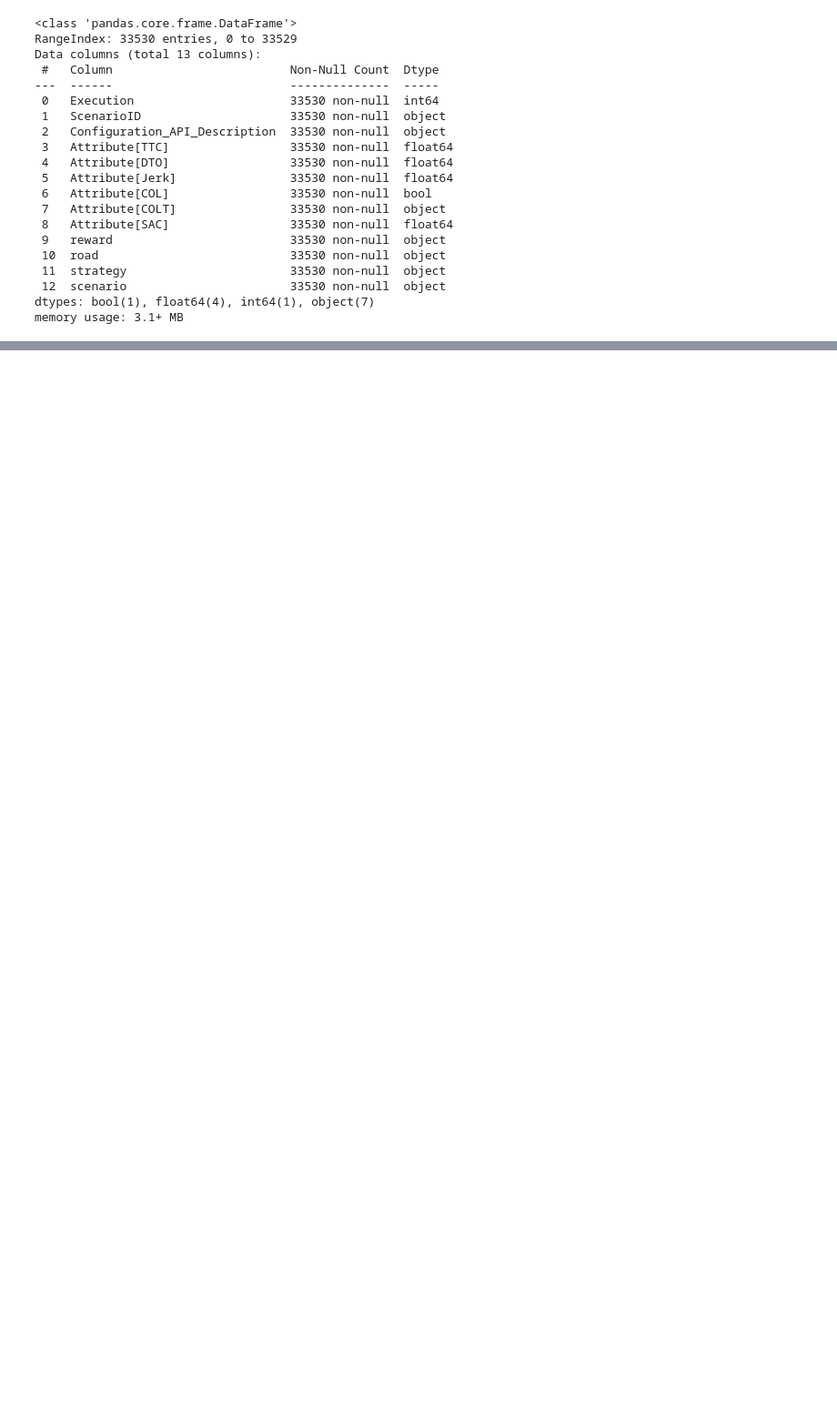
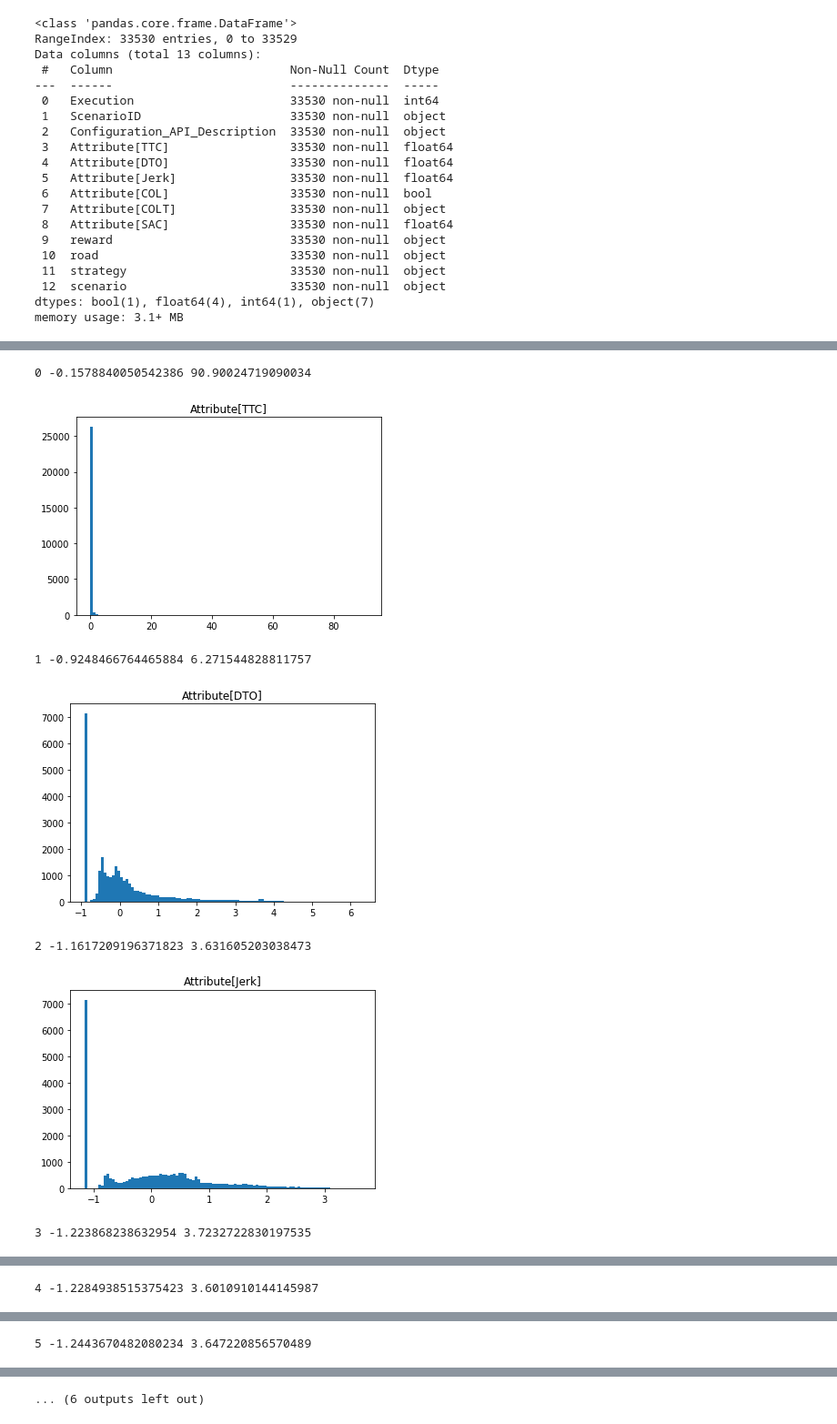
Before and after one commit to SigurdGH/MasterThesis, a Jupyter notebook: main/testing.ipynb, the cells around one changed output, grey strips where cells are left out. Shown at 91% size. Cells and saved outputs as stored; diff of their text form; code cells hidden in the pictures; blank space fills up the shorter version.

```diff
--- a/main/testing.ipynb
+++ b/main/testing.ipynb
@@ -109,11 +129,14 @@ class DataManipulation():
                 }
         raise ValueError("Index needs to be an integer!")
 # %%
-dm = DataManipulation()
-trainX, trainY, testX, testY = dm.splitTrainTest("../data/deep-scenario.csv")
+dm = DataManipulation("../data/deep-scenario.csv")
+
+dm.addFromXML("../data/dataFromXML.csv")
+trainX, trainY, testX, testY = dm.splitTrainTest()
 print(f"trainX:{trainX.shape}, trainY:{trainY.shape}, testX:{testX.shape}, testY:{testY.shape}")
-# print(trainX.head())
+print(trainX.head())
 # trainX.hist(bins=500, figsize=(20,15))
+max(trainX["Attribute[DTO]"])
 
 d = pd.concat([trainX, trainY], axis=1)
 df = d.groupby(['strategy', 'Attribute[COL]']).size()
@@ -156,6 +192,8 @@ class Predicter():
                 if x[c].dtype != float:
                     x = x.drop(c, axis=1)
             x.loc[x["Attribute[TTC]"]==100000] = -1 # NOTE May be transformed to something else
+            x.loc[x["Attribute[DTO]"]==100000] = -1
+            # print(x.columns)
             x = x.to_numpy()
             scaler = preprocessing.StandardScaler().fit(x) # Scaling the input
             x = scaler.transform(x)
@@ -223,10 +261,10 @@ class Predicter():
         rec = cm[1][1]/(cm[1][1]+cm[1][0])
         print(f"Total: {tot}, number of collisions: {col}")
         print(f"\tTN: {cm[0][0]} \t| FP: {cm[0][1]} \n\tFN: {cm[1][0]} \t| TP: {cm[1][1]}")
-        print(f"Accuracy: {(cm[0][0]+cm[1][1])/(cm[0][0]+cm[0][1]+cm[1][0]+cm[1][1])}")
-        print(f"Precision: {prec}")
-        print(f"Recall: {rec}")
-        print(f"F1: {2*prec*rec/(prec+rec)}")
+        print(f"Accuracy: {round((cm[0][0]+cm[1][1])/(cm[0][0]+cm[0][1]+cm[1][0]+cm[1][1]), 2)}")
+        print(f"Precision: {round(prec, 2)}")
+        print(f"Recall: {round(rec, 2)}")
+        print(f"F1: {round(2*prec*rec/(prec+rec), 2)}")
         return cm
 # %%
 p = Predicter()
@@ -247,0 +286,21 @@ F1: 0.3788121990369182
+# %%
+# fig, ((ax0, ax1), (ax2, ax3)) = plt.subplots(nrows=2, ncols=2)
+def his(column, name):
+    plt.hist(column, bins=100)
+    plt.title(name)
+    plt.show()
+# for col in :
+#     np.histogram(col, bins=50)
+#     plt.show()
+names = ['Attribute[TTC]', 'Attribute[DTO]', 'Attribute[Jerk]', 'speed1', 'speed2', 'speed3', 'speed4', 'speed5', 'speed6']
+for i in range(len(x[0,:])):
+    print(i, min(x[:,i]), max(x[:,i]))
+    his(x[:,i], names[i])
+# %% [output]
+0 -0.1578840050542386 90.90024719090034
+[figure, added]
+1 -0.9248466764465884 6.271544828811757
+[figure, added]
+2 -1.1617209196371823 3.631605203038473
+[figure, added]
+3 -1.223868238632954 3.7232722830197535
@@ -247,0 +308 @@ F1: 0.3788121990369182
+4 -1.2284938515375423 3.6010910144145987
@@ -247,0 +310 @@ F1: 0.3788121990369182
+5 -1.2443670482080234 3.647220856570489
@@ -247,0 +312 @@ F1: 0.3788121990369182
+... (6 outputs left out)
```
Also changed, not shown: parts of 4 cells of this notebook, 2 other files.
